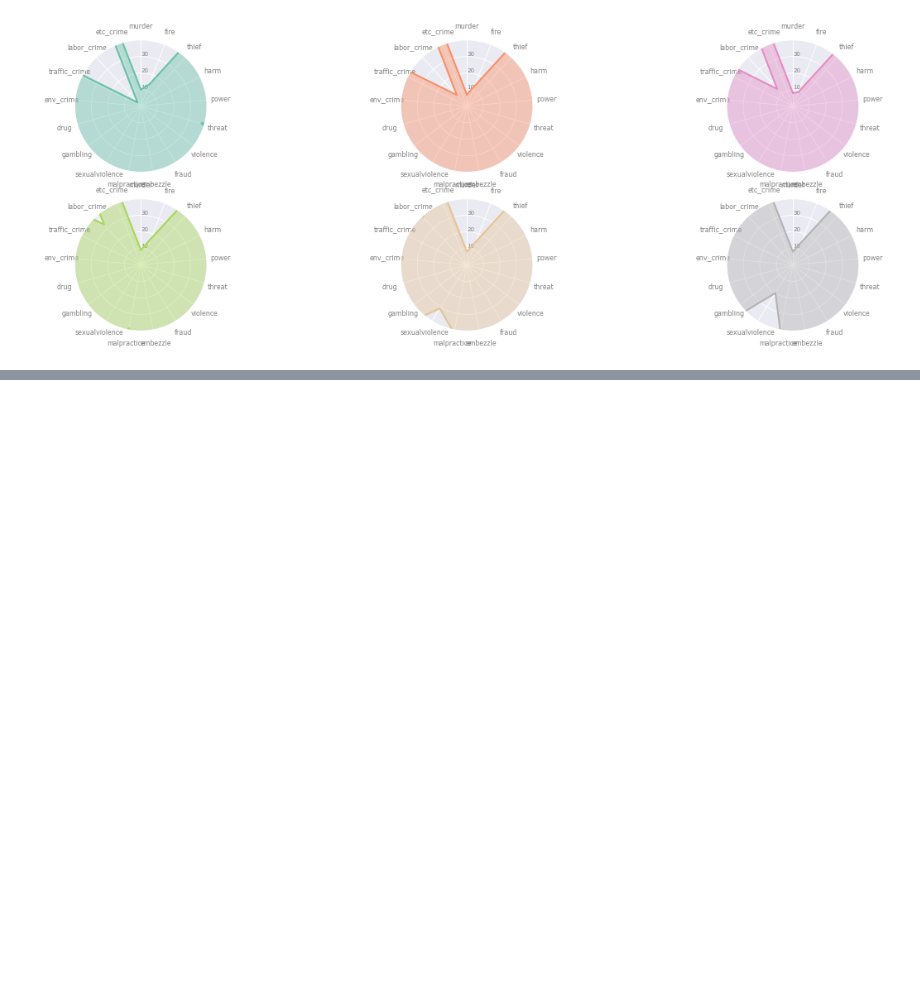
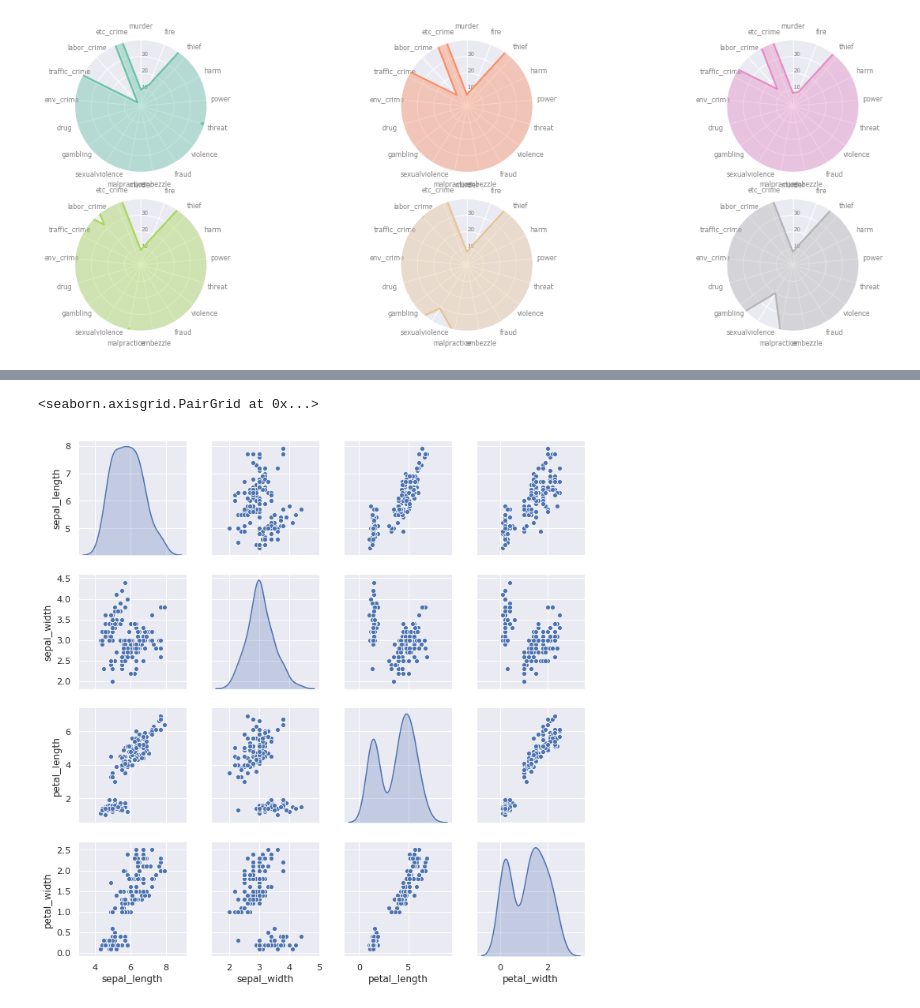
Before and after one commit to seokyeongheo/TIL, a Jupyter notebook: 14_visualization/practice_02_gimhae crime rate.ipynb, the cells around one changed output, grey strips where cells are left out. Cells and saved outputs as stored; diff of their text form; code cells hidden in the pictures; blank space fills up the shorter version.

Commit message:
visualization-06-Scatterplot/Bubbleplot

```diff
--- a/14_visualization/practice_02_gimhae crime rate.ipynb
+++ b/14_visualization/practice_02_gimhae crime rate.ipynb
@@ -155,0 +184,6 @@ for row in range(0, len(gh_crime_raw.index)):
+# %%
+df = sns.load_dataset('iris')
+sns.pairplot(df, diag_kind='kde')
+# %% [output]
+<seaborn.axisgrid.PairGrid at 0x...>
+[figure, added]
```
Also changed, not shown: parts of 14 cells of this notebook.
